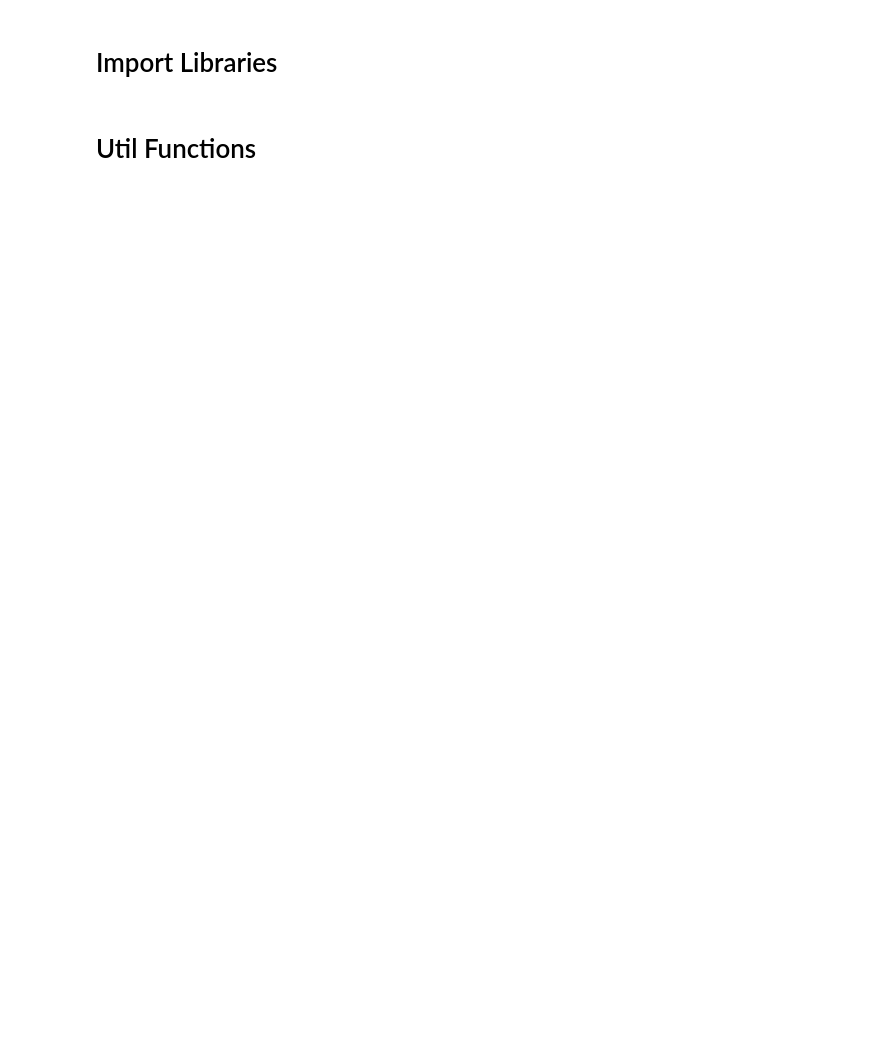
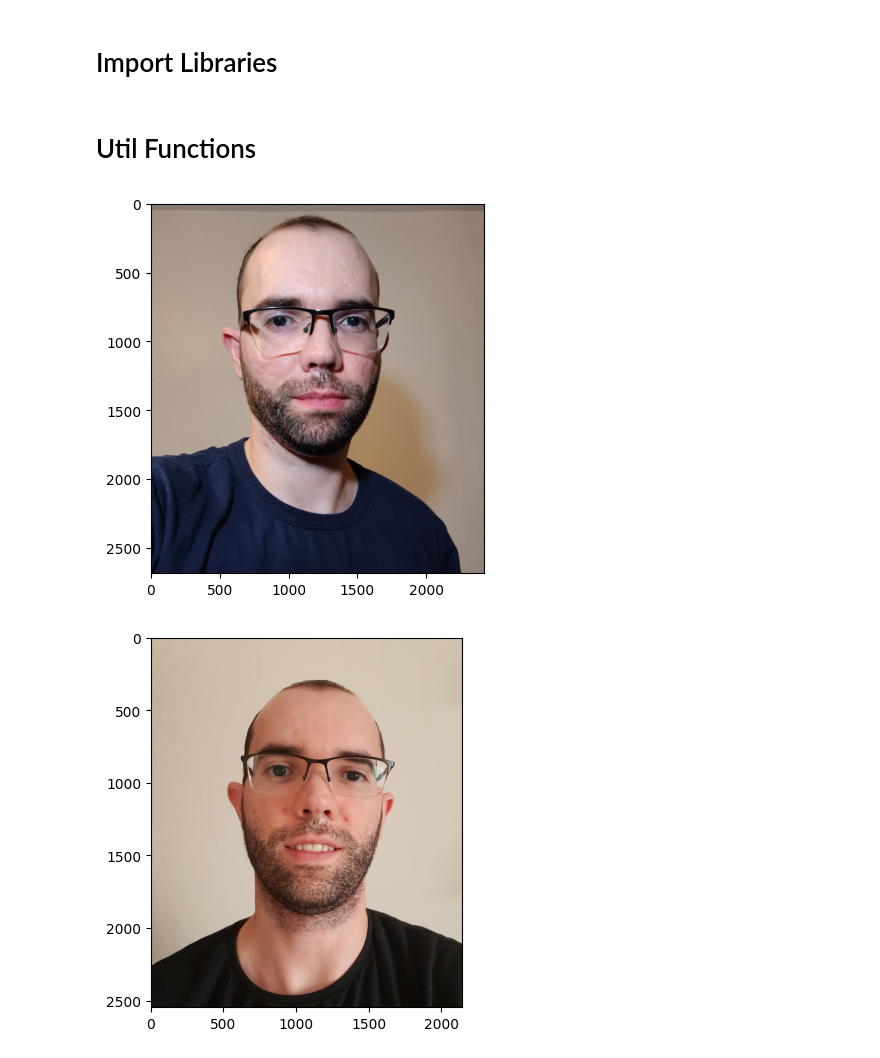
Before and after one commit to guilhermemg/parai, a Jupyter notebook: notebooks/compare_subjects.ipynb, the cells around one changed output. Drawn from its saved outputs; the diff is of its cells as text; code cells hidden in the pictures; blank space fills up the shorter version.

```diff
--- a/notebooks/compare_subjects.ipynb
+++ b/notebooks/compare_subjects.ipynb
@@ -26,7 +26,7 @@ def extract_template(img_path):
 
 def show_img(img_path)    :
     img = mpimg.imread(img_path)
-    imgplot = plt.imshow(img)
+    plt.imshow(img)
     plt.show()
 # %%
 img_path_guilherme_1 = "../data/images/common/guilherme_1.jpg"
@@ -37,5 +36,7 @@ img_path_g_bush = "../data/images/lfw/George_W_Bush/George_W_Bush_0001.jpg"
 # %%
 show_img(img_path_guilherme_1)
 show_img(img_path_guilherme_2)
-show_img(img_path_guilherme_5)
 show_img(img_path_g_bush)
+# %% [output]
+[figure, added]
+[figure, added]
```
Also changed, not shown: parts of 8 cells of this notebook.
